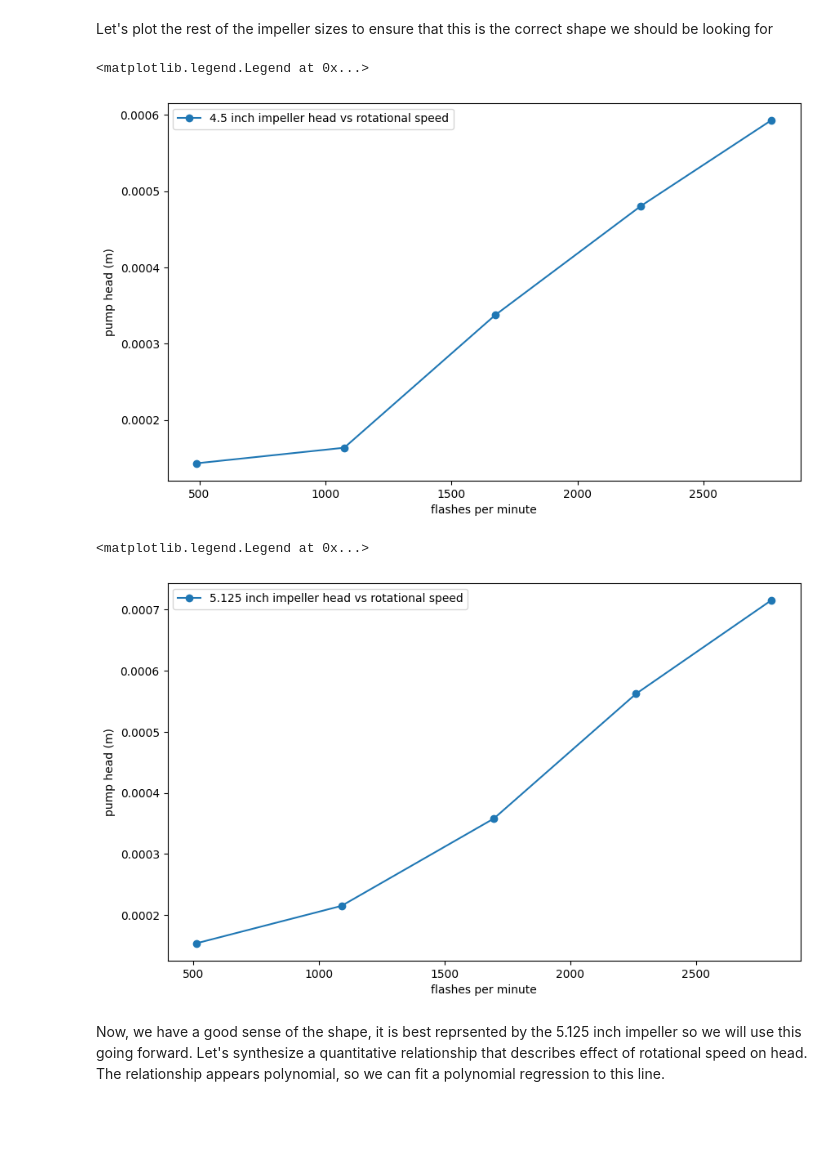
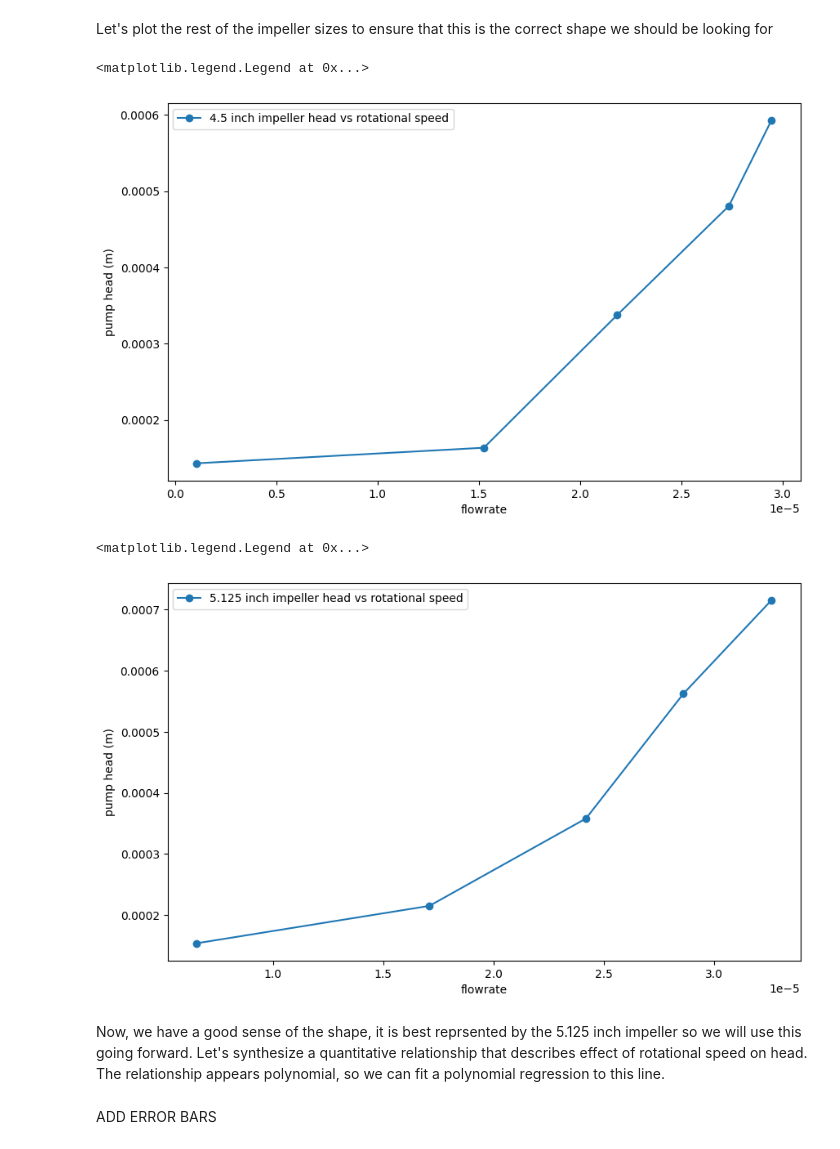
Before and after one commit to rahilisashaik/cbe154, a Jupyter notebook: centrifugal-pump/exp-data-analysis.ipynb, the cells around one changed output. Saved outputs shown, nothing was run; the diff lists cells and outputs as text; code cells hidden in the pictures; blank space fills up the shorter version.

```diff
--- a/centrifugal-pump/exp-data-analysis.ipynb
+++ b/centrifugal-pump/exp-data-analysis.ipynb
@@ -36 +42,3 @@ df
+# %%
+df["volumetric_flowrate"] = df["flowrate"] * 6.309 * 10 ** -5 * (1 / 60) # m^3/s
 # %% [markdown]
@@ -70,25 +78,25 @@ Let's plot the rest of the impeller sizes to ensure that this is the correct sha
 # %%
 df_med = df.query("impeller_diam == 4.500")
 
 plt.figure(figsize=(10,6))
-plt.plot(df_med["ext_fpm"], df_med["pump_head"], marker="o", label="4.5 inch impeller head vs rotational speed")
-plt.xlabel("flashes per minute")
+plt.plot(df_med["volumetric_flowrate"], df_med["pump_head"], marker="o", label="4.5 inch impeller head vs rotational speed")
+plt.xlabel("flowrate")
 plt.ylabel("pump head (m)")
 plt.legend()
 # %% [output]
 <matplotlib.legend.Legend at 0x...>
-[figure, old version]
+[figure, new version]
 # %%
 df_big = df.query("impeller_diam == 5.125")
 
 plt.figure(figsize=(10,6))
-plt.plot(df_big["ext_fpm"], df_big["pump_head"], marker="o", label="5.125 inch impeller head vs rotational speed")
-plt.xlabel("flashes per minute")
+plt.plot(df_big["volumetric_flowrate"], df_big["pump_head"], marker="o", label="5.125 inch impeller head vs rotational speed")
+plt.xlabel("flowrate")
 plt.ylabel("pump head (m)")
 plt.legend()
 # %% [output]
 <matplotlib.legend.Legend at 0x...>
-[figure, old version]
+[figure, new version]
 # %% [markdown]
 Now, we have a good sense of the shape, it is best reprsented by the 5.125 inch impeller so we will use this going forward. Let's synthesize a quantitative relationship that describes effect of rotational speed on head. The relationship appears polynomial, so we can fit a polynomial regression to this line.
 # %%
@@ -111,5 +119,7 @@ def cubic(N, a, b, c, d):
 
 popt_cubic, _ = curve_fit(cubic, X.flatten(), y)
 y_fit_cubic = cubic(X_fit.flatten(), *popt_cubic)
+# %% [markdown]
+ADD ERROR BARS
 # %%
 plt.figure(figsize=(10,6))
```
Also changed, not shown: parts of 29 cells of this notebook.
